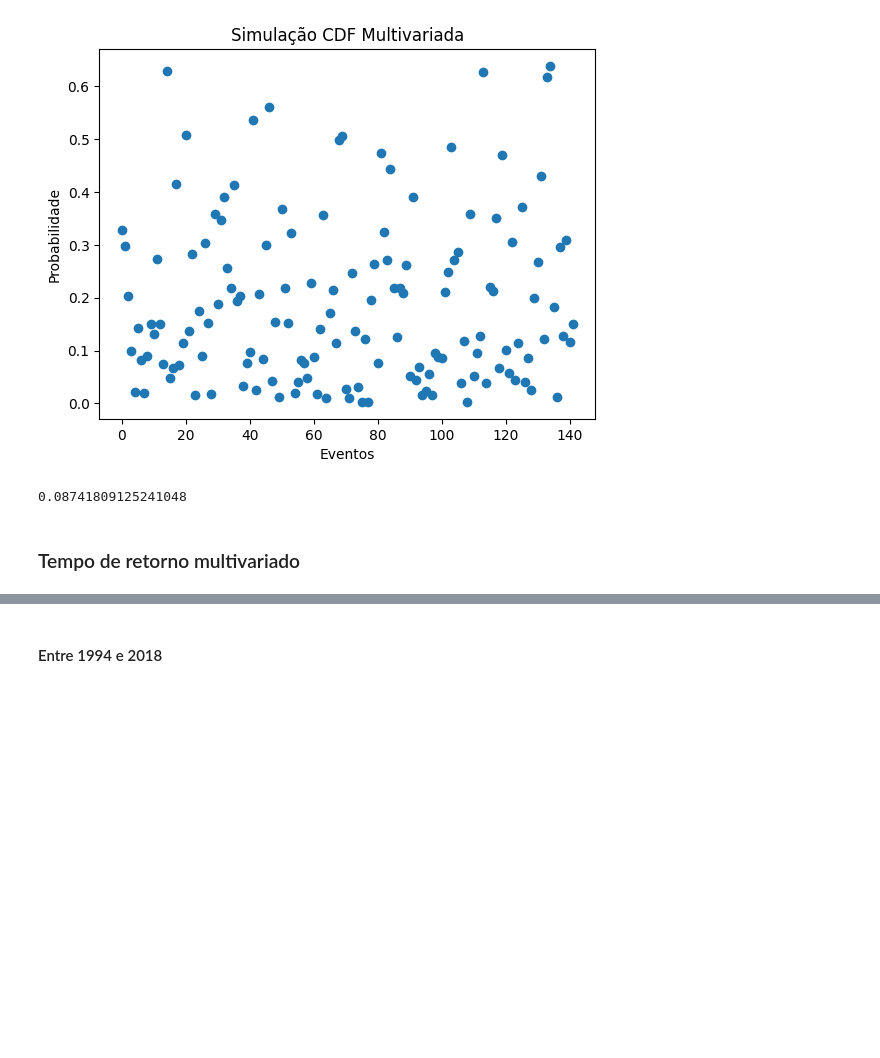
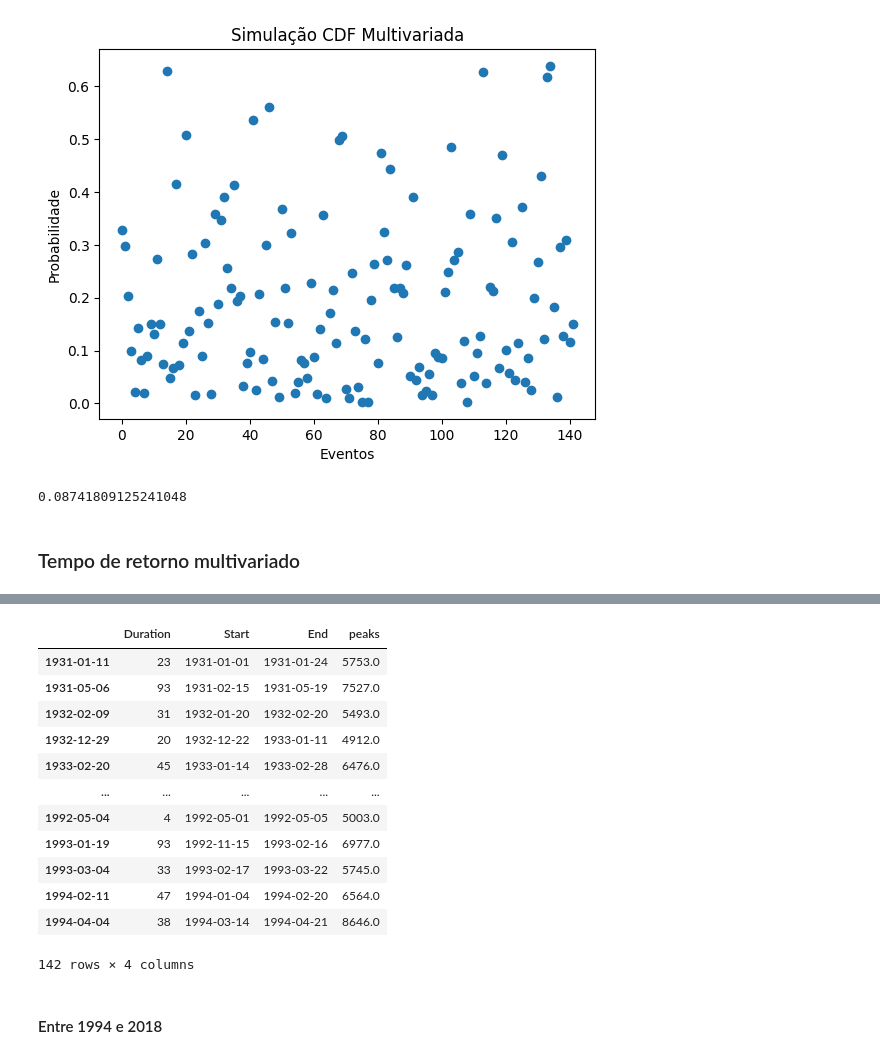
Before and after one commit to AristidesGuilherme/HidroComp_TCC, a Jupyter notebook: aristides_pibic/pibic.ipynb, the cells around one changed output, grey strips where cells are left out. Saved outputs shown, nothing was run; the diff lists cells and outputs as text; code cells hidden in the pictures; blank space fills up the shorter version.

```diff
--- a/aristides_pibic/pibic.ipynb
+++ b/aristides_pibic/pibic.ipynb
@@ -523,3 +460,19 @@ ord_peaks
+# %%
+df_sdp.ci
+# %% [output]
+|  | Duration | Start | End | peaks |
+| 1931-01-11 | 23 | 1931-01-01 | 1931-01-24 | 5753.0 |
+| 1931-05-06 | 93 | 1931-02-15 | 1931-05-19 | 7527.0 |
+| 1932-02-09 | 31 | 1932-01-20 | 1932-02-20 | 5493.0 |
+| 1932-12-29 | 20 | 1932-12-22 | 1933-01-11 | 4912.0 |
+| 1933-02-20 | 45 | 1933-01-14 | 1933-02-28 | 6476.0 |
+| ... | ... | ... | ... | ... |
+| 1992-05-04 | 4 | 1992-05-01 | 1992-05-05 | 5003.0 |
+| 1993-01-19 | 93 | 1992-11-15 | 1993-02-16 | 6977.0 |
+| 1993-03-04 | 33 | 1993-02-17 | 1993-03-22 | 5745.0 |
+| 1994-02-11 | 47 | 1994-01-04 | 1994-02-20 | 6564.0 |
+| 1994-04-04 | 38 | 1994-03-14 | 1994-04-21 | 8646.0 |
+142 rows × 4 columns
 # %%
 #Visualizando
 plt.scatter(x=range(n_size), y=cdf_flood)
```
Also changed, not shown: parts of 24 cells of this notebook, 1 other file.
